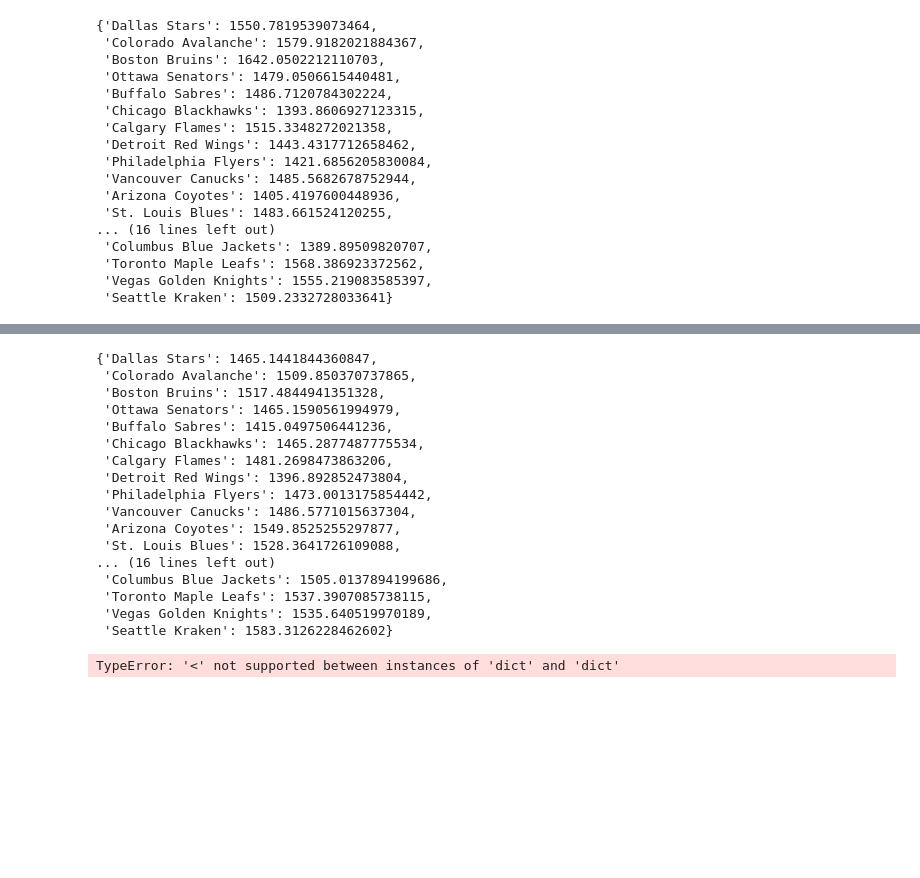
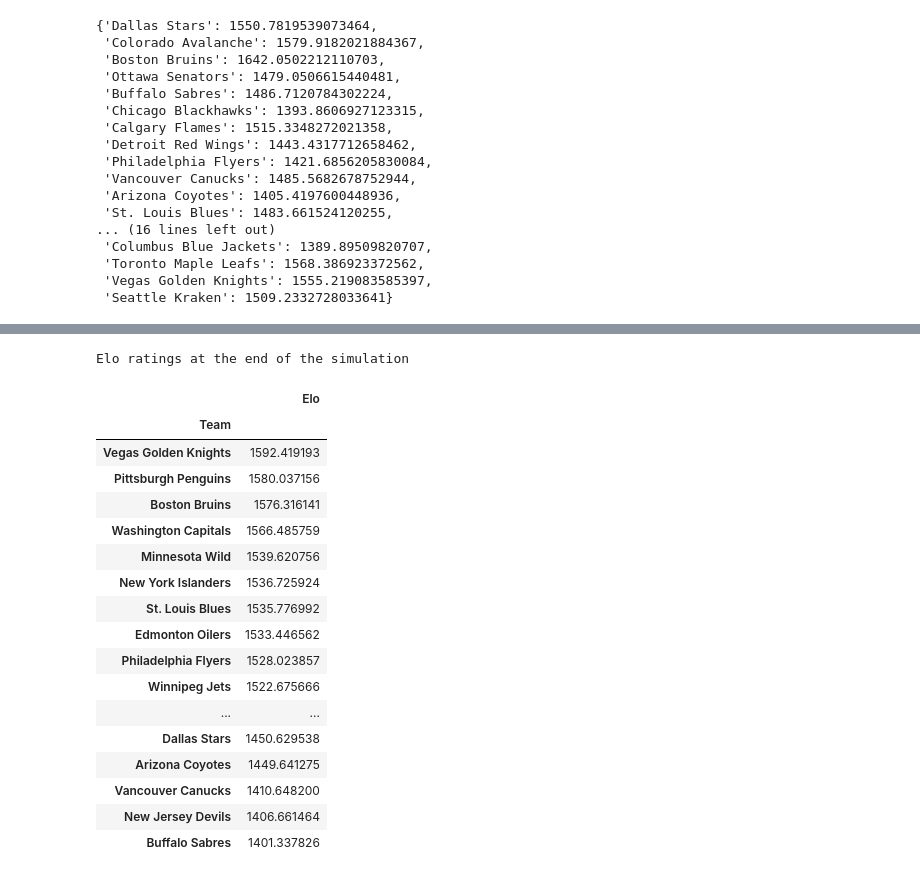
Before and after one commit to hinayatali9/MIE368_PROJECT, a Jupyter notebook: team_proj/scripts/Forecasting Games.ipynb, the cells around one changed output, grey strips where cells are left out. Cells and saved outputs as stored; diff of their text form; code cells hidden in the pictures; blank space fills up the shorter version.

```diff
--- a/team_proj/scripts/Forecasting Games.ipynb
+++ b/team_proj/scripts/Forecasting Games.ipynb
@@ -446,30 +434,30 @@ mean_wins.sort_values(by='Wins', ascending=False)
-# %%
-elo_ratings
-# %% [output]
-{'Dallas Stars': 1465.1441844360847,
- 'Colorado Avalanche': 1509.850370737865,
- 'Boston Bruins': 1517.4844941351328,
- 'Ottawa Senators': 1465.1590561994979,
- 'Buffalo Sabres': 1415.0497506441236,
- 'Chicago Blackhawks': 1465.2877487775534,
- 'Calgary Flames': 1481.2698473863206,
- 'Detroit Red Wings': 1396.892852473804,
- 'Philadelphia Flyers': 1473.0013175854442,
- 'Vancouver Canucks': 1486.5771015637304,
- 'Arizona Coyotes': 1549.8525255297877,
- 'St. Louis Blues': 1528.3641726109088,
-... (16 lines left out)
- 'Columbus Blue Jackets': 1505.0137894199686,
- 'Toronto Maple Leafs': 1537.3907085738115,
- 'Vegas Golden Knights': 1535.640519970189,
- 'Seattle Kraken': 1583.3126228462602}
 # %%
+print("Elo ratings at the end of the simulation")
+
 elo_df = pd.DataFrame(columns = ['Elo']).rename_axis('Team')
 
 for team, elo in elo_ratings.items():
-    elo_df.loc[team] = [elo_ratings]
+    elo_df.loc[team] = [elo]
 
 elo_df.sort_values(by='Elo', ascending=False)
 # %% [output]
-TypeError: '<' not supported between instances of 'dict' and 'dict'
+Elo ratings at the end of the simulation
+|  | Elo |
+| Team |  |
+| Vegas Golden Knights | 1592.419193 |
+| Pittsburgh Penguins | 1580.037156 |
+| Boston Bruins | 1576.316141 |
+| Washington Capitals | 1566.485759 |
+| Minnesota Wild | 1539.620756 |
+| New York Islanders | 1536.725924 |
+| St. Louis Blues | 1535.776992 |
+| Edmonton Oilers | 1533.446562 |
+| Philadelphia Flyers | 1528.023857 |
+| Winnipeg Jets | 1522.675666 |
+| ... | ... |
+| Dallas Stars | 1450.629538 |
+| Arizona Coyotes | 1449.641275 |
+| Vancouver Canucks | 1410.648200 |
+| New Jersey Devils | 1406.661464 |
+| Buffalo Sabres | 1401.337826 |
 # %%
```
Also changed, not shown: parts of 11 cells of this notebook.
